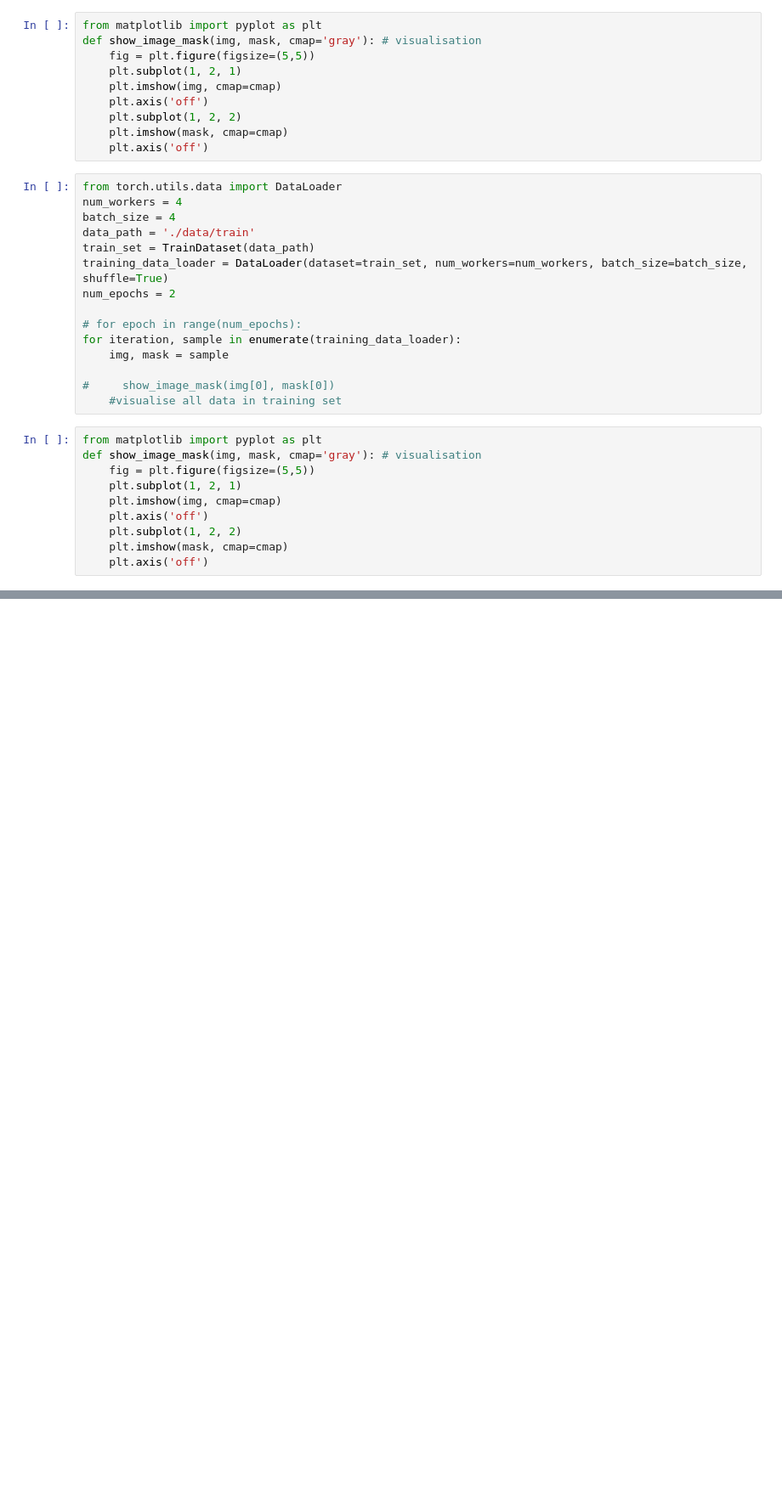
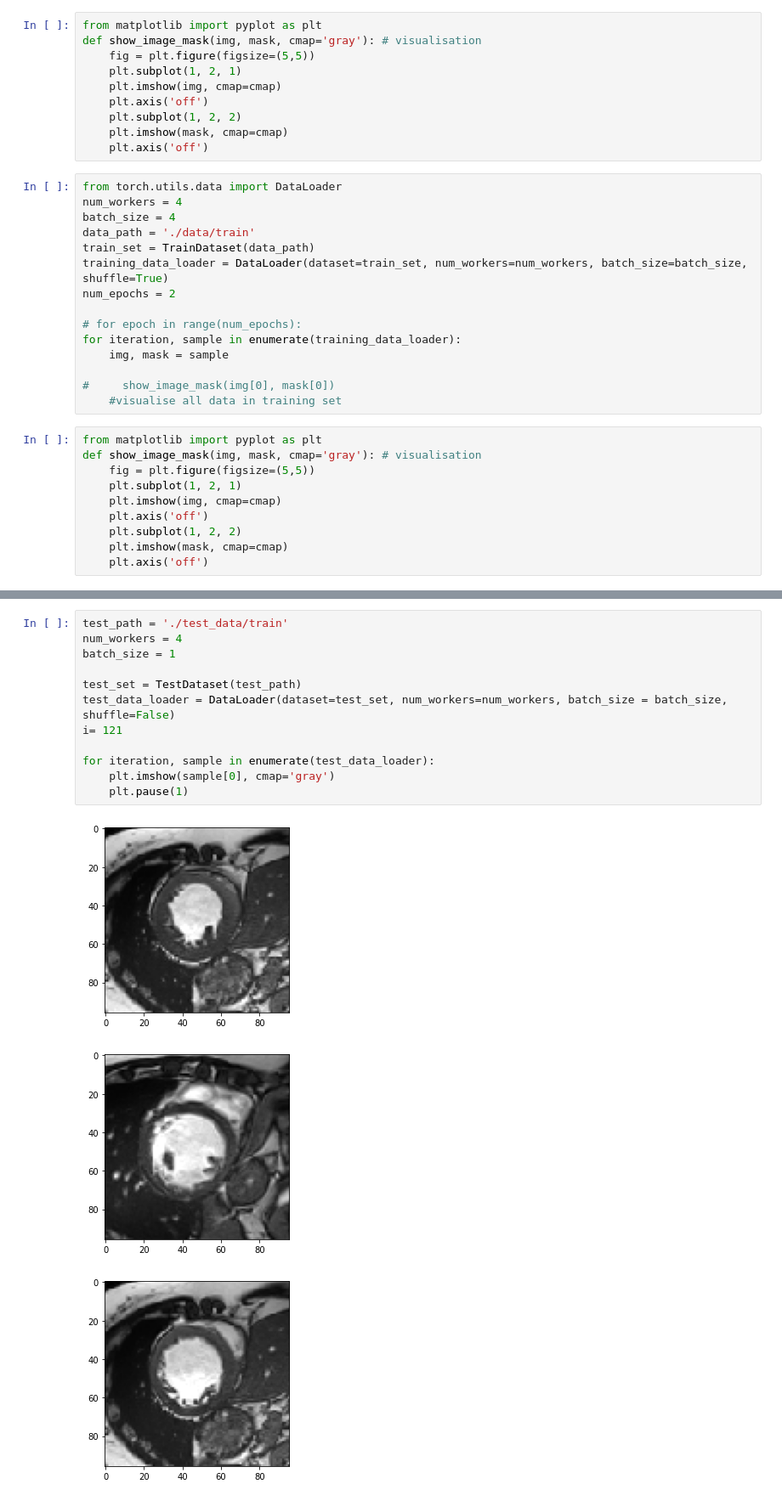
Before and after one commit to matt51814/CW2, a Jupyter notebook: test_code.ipynb, the cells around one changed output, grey strips where cells are left out. Shown at 85% size. Saved outputs shown, nothing was run; the diff lists cells and outputs as text; blank space fills up the shorter version.

```diff
--- a/test_code.ipynb
+++ b/test_code.ipynb
@@ -111,0 +135,16 @@ plt.show()
+# %%
+test_path = './test_data/train'
+num_workers = 4
+batch_size = 1
+
+test_set = TestDataset(test_path)
+test_data_loader = DataLoader(dataset=test_set, num_workers=num_workers, batch_size = batch_size, shuffle=False)
+i= 121
+
+for iteration, sample in enumerate(test_data_loader):
+    plt.imshow(sample[0], cmap='gray')
+    plt.pause(1)
+# %% [output]
+[figure, added]
+[figure, added]
+[figure, added]
```
Also changed, not shown: parts of 10 cells of this notebook.
